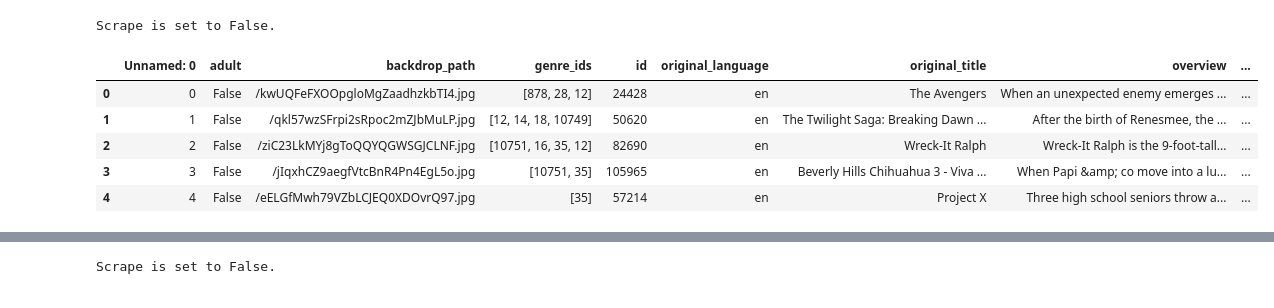
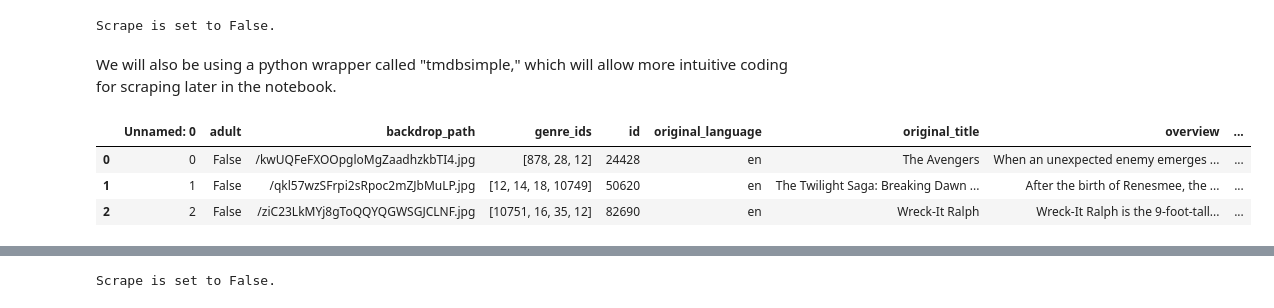
Before and after one commit to Drymander/dsc-phase-1-project, a Jupyter notebook: Final Notebook.ipynb, the cells around one changed output, grey strips where cells are left out. Saved outputs shown, nothing was run; the diff lists cells and outputs as text; code cells hidden in the pictures.

```diff
--- a/Final Notebook.ipynb
+++ b/Final Notebook.ipynb
@@ -51,6 +74,8 @@ if scrape == True:
 else: print('Scrape is set to False.')
 # %% [output]
 Scrape is set to False.
+# %% [markdown]
+We will also be using a python wrapper called "tmdbsimple," which will allow more intuitive coding for scraping later in the notebook.
 # %%
 # pip install tmdbsimple
 import tmdbsimple as tmdb
@@ -60,11 +85,9 @@ tmdb.API_KEY = '64bc8db1ac9143a7dbb820d7d420ac96'
 
 df = pd.read_csv('2012-2019.csv')
 # %%
-df.head()
+df.head(3)
 # %% [output]
 |  | Unnamed: 0 | adult | backdrop_path | genre_ids | id | original_language | original_title | overview | ... |
 | 0 | 0 | False | /kwUQFeFXOOpgloMgZaadhzkbTI4.jpg | [878, 28, 12] | 24428 | en | The Avengers | When an unexpected enemy emerges ... | ... |
 | 1 | 1 | False | /qkl57wzSFrpi2sRpoc2mZJbMuLP.jpg | [12, 14, 18, 10749] | 50620 | en | The Twilight Saga: Breaking Dawn ... | After the birth of Renesmee, the ... | ... |
 | 2 | 2 | False | /ziC23LkMYj8gToQQYQGWSGJCLNF.jpg | [10751, 16, 35, 12] | 82690 | en | Wreck-It Ralph | Wreck-It Ralph is the 9-foot-tall... | ... |
-| 3 | 3 | False | /jIqxhCZ9aegfVtcBnR4Pn4EgL5o.jpg | [10751, 35] | 105965 | en | Beverly Hills Chihuahua 3 - Viva ... | When Papi &amp; co move into a lu... | ... |
-| 4 | 4 | False | /eELGfMwh79VZbLCJEQ0XDOvrQ97.jpg | [35] | 57214 | en | Project X | Three high school seniors throw a... | ... |
```
Also changed, not shown: parts of 36 cells of this notebook.
